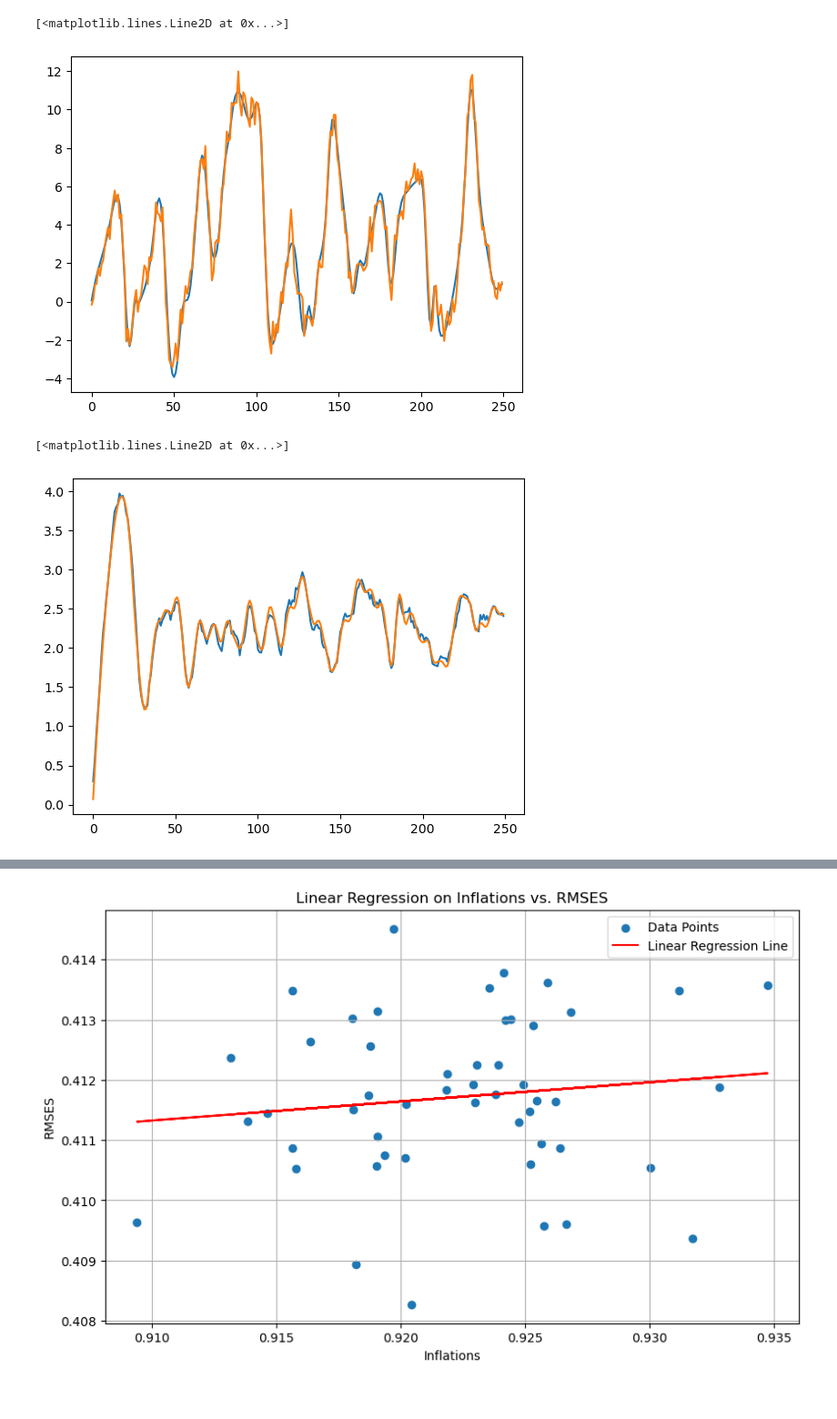
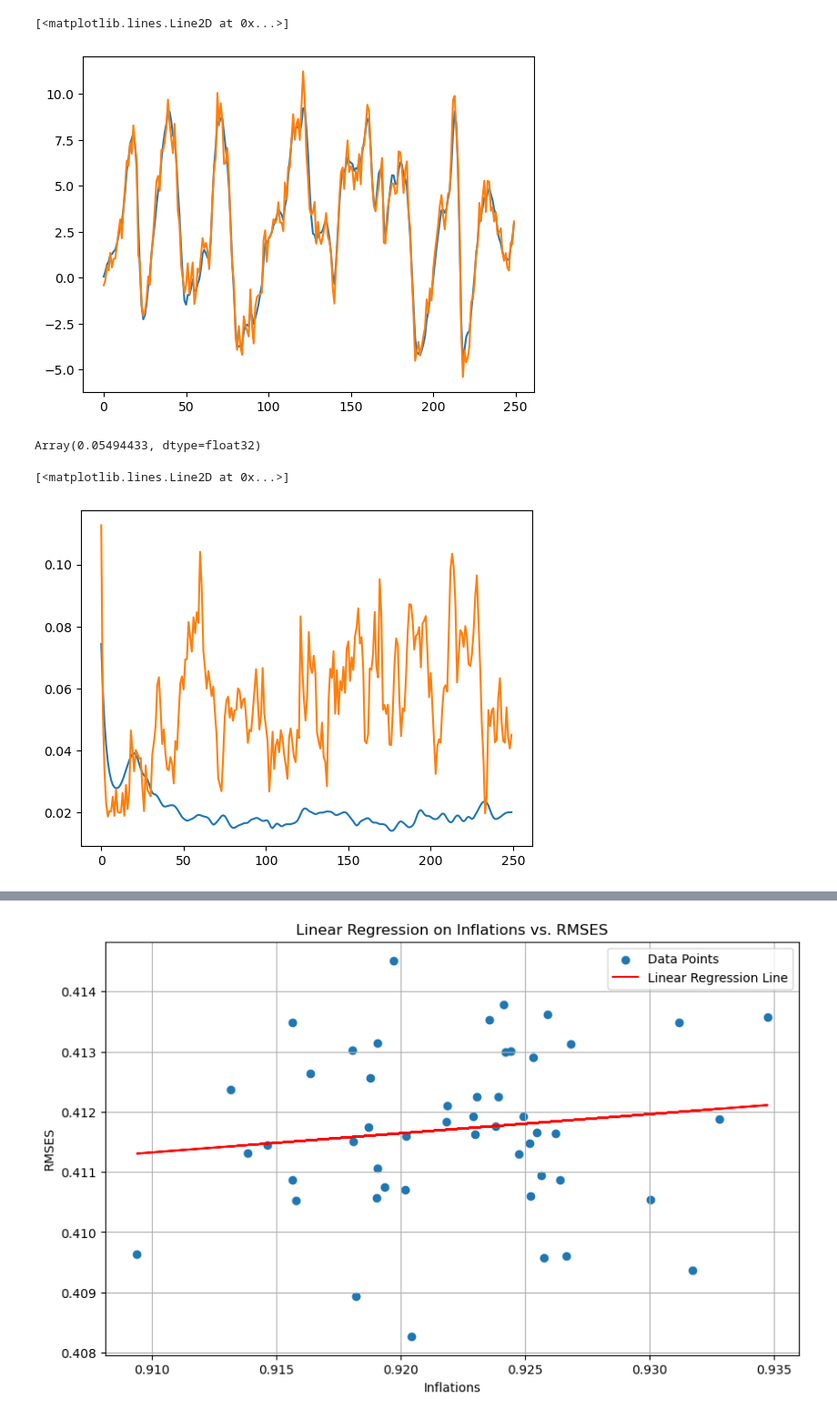
Before and after one commit to enochcluk/variational_filtering, a Jupyter notebook: learn_inflation.ipynb, the cells around one changed output, grey strips where cells are left out. Shown at 91% size. Saved outputs shown, nothing was run; the diff lists cells and outputs as text; code cells hidden in the pictures.

```diff
--- a/learn_inflation.ipynb
+++ b/learn_inflation.ipynb
@@ -24,18 +24,18 @@ n_timesteps = num_steps
 J0 = 0
 n = 40   # Number of state variables
 Q = 0.1 * jnp.eye(n)  # Process noise covariance
-R_matrix = 0.1 * jnp.eye(n)#make_spd_matrix(n)  # Generating a symmetric positive definite matrix for R
+R_matrix = 0.5 * jnp.eye(n)#make_spd_matrix(n)  # Generating a symmetric positive definite matrix for R
 R = jnp.array(R_matrix)  # Observation noise covariance
 inv_R = inv(R)
 H = jnp.eye(n)  # Observation matrix
 
 
 #N = 10
-n_ensemble = 20
+n_ensemble = 100
 observation_interval = 1
 initial_state = random.normal(random.PRNGKey(0), (n,))  # Initial state
 
-l96_model = Lorenz96(dt = dt, F = 8)
+l96_model = Lorenz96(dt = dt, F = F)
 state_transition_function = l96_model.step
 l96_step = Partial(state_transition_function)
 # Generate true states and observations using the Lorenz '96 model
@@ -46,7 +46,7 @@ plt.plot(true_states[:, 0])
 plt.plot(observations[:, 0])
 # %% [output]
 [<matplotlib.lines.Line2D at 0x...>]
-[figure, old version]
+[figure, new version]
 # %%
 from jax.lax import scan
 
@@ -164,16 +174,21 @@ def ensrf_steps(ensemble_init, observations, H, Q, R, localization_matrix, infla
 
     return ensembles, covariances
 # %%
-localization_matrix = jnp.ones((n, n))#generate_gc_localization_matrix(n, 5)
+localization_matrix = generate_gc_localization_matrix(n, 15)
 ensemble_init = random.multivariate_normal(key, initial_state, Q, (n_ensemble,)).T
-e, c = ensrf_steps(ensemble_init, observations, H, Q, R, localization_matrix, 1.0, key)
+e, c = ensrf_steps(ensemble_init, observations, H, Q, R, localization_matrix, 1.1, key)
+# %%
+((true_states - e.mean(axis=(2)))**2).mean()
+# %% [output]
+Array(0.05494433, dtype=float32)
 # %%
-plt.plot(e.mean(axis=(1,2)))
-plt.plot(true_states.mean(axis=1))
-#plt.plot([jnp.trace(cc) for cc in c])
+#plt.plot(e.mean(axis=(1,2)))
+#plt.plot(true_states.mean(axis=1))
+plt.plot([jnp.trace(cc)/40 for cc in c])
+plt.plot(((true_states - e.mean(axis=(2)))**2).mean(axis=1))
 # %% [output]
 [<matplotlib.lines.Line2D at 0x...>]
-[figure, old version]
+[figure, new version]
 # %%
 plt.pcolormesh(c[-1])
 plt.colorbar()
```
Also changed, not shown: parts of 8 cells of this notebook, 2 other files.
